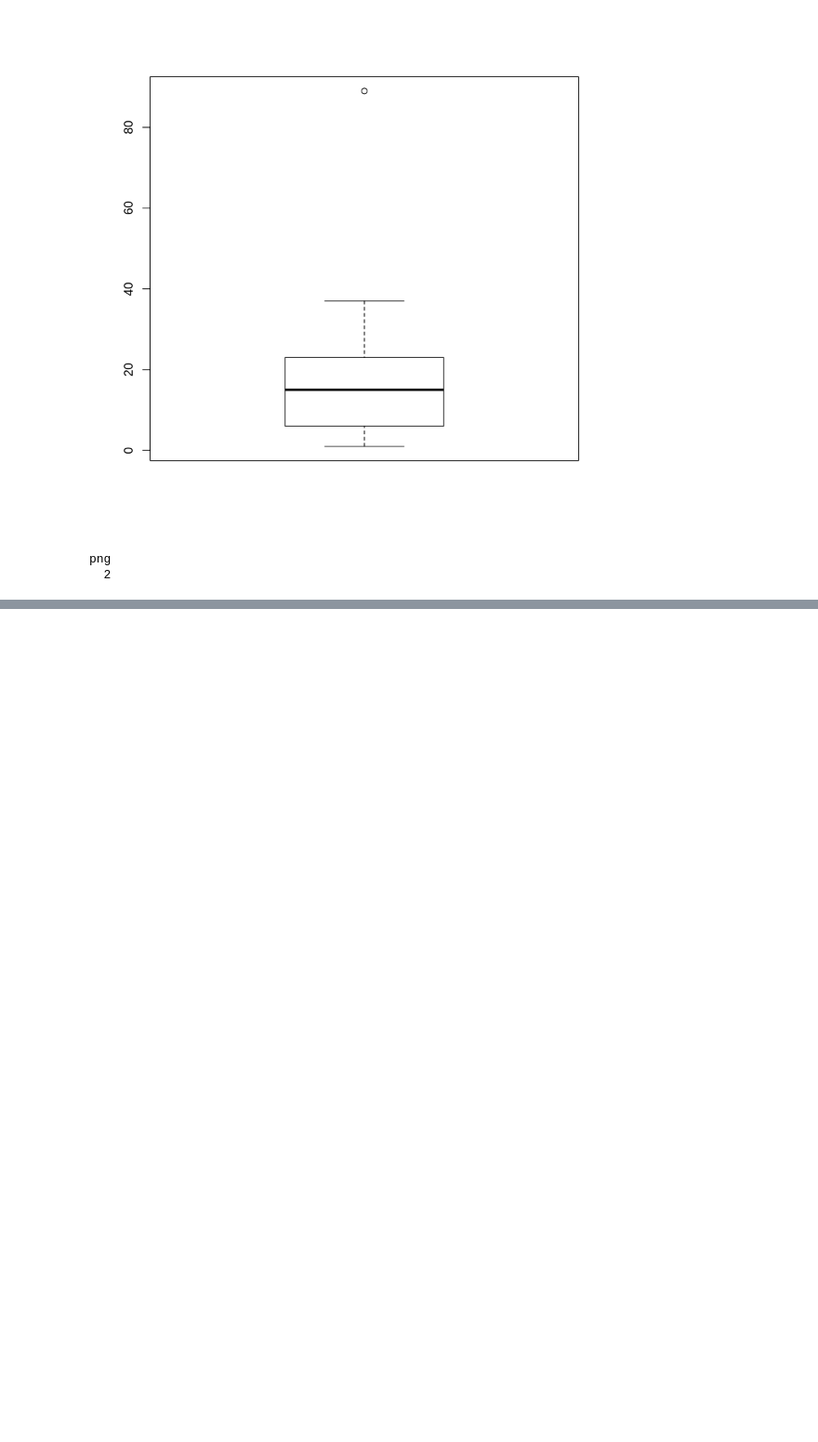
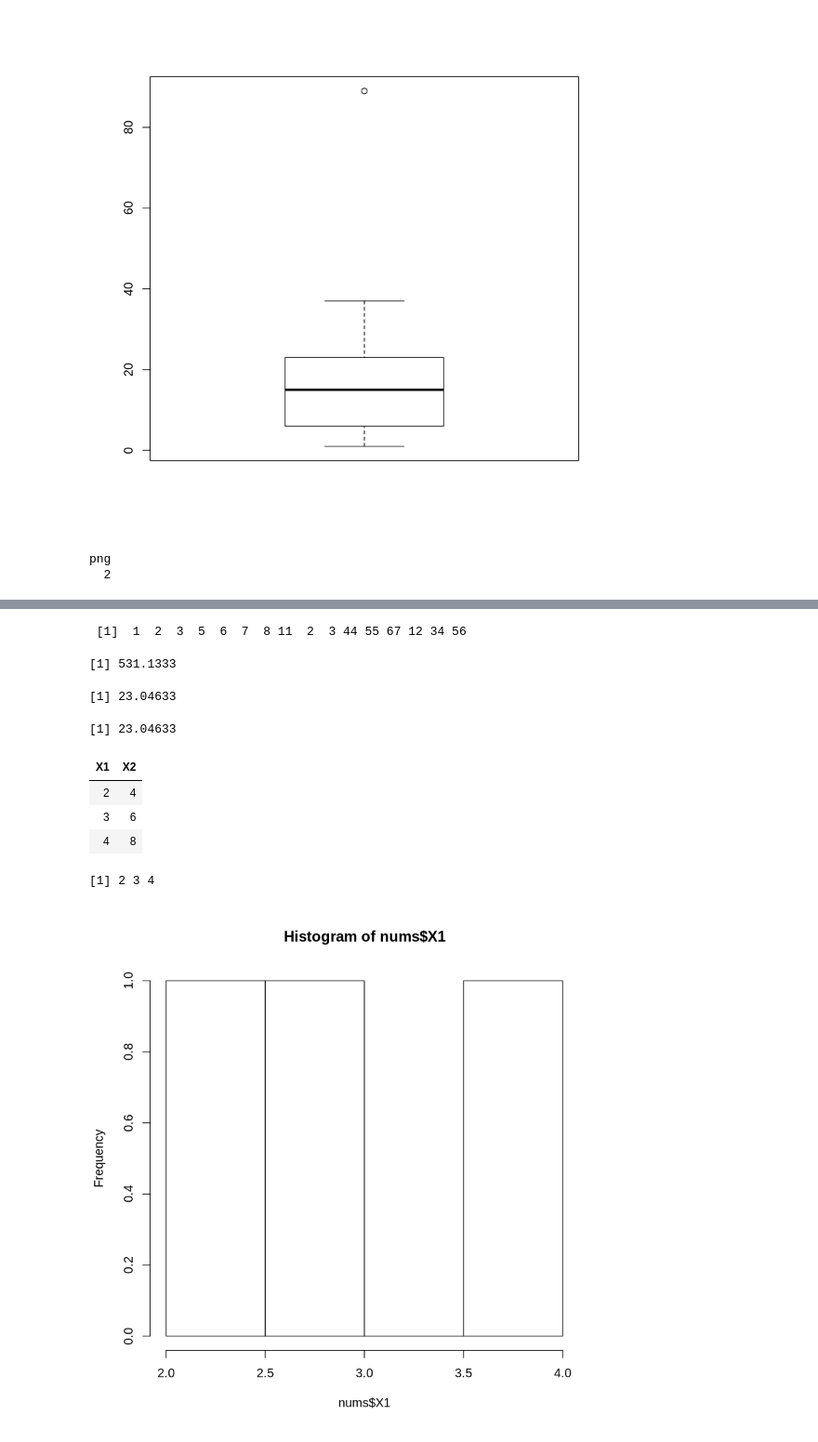
Before and after one commit to caiobarretta/Alura, a Jupyter notebook: Data Science/Estatística/Estatística I Entenda seus dados com R/Estatística I Entenda seus dados com R.ipynb, the cells around one changed output, grey strips where cells are left out. Shown at 93% size. Cells and saved outputs as stored; diff of their text form; code cells hidden in the pictures; blank space fills up the shorter version.

```diff
--- a/Data Science/Estatística/Estatística I Entenda seus dados com R/Estatística I Entenda seus dados com R.ipynb
+++ b/Data Science/Estatística/Estatística I Entenda seus dados com R/Estatística I Entenda seus dados com R.ipynb
@@ -113,0 +111,9 @@ png
+# %%
+numeros <- c(1, 2, 3, 5, 6, 7, 8, 11, 2, 3, 44, 55, 67, 12, 34, 56)
+numeros
+# %% [output]
+ [1]  1  2  3  5  6  7  8 11  2  3 44 55 67 12 34 56
+# %%
+var(numeros)
+# %% [output]
+[1] 531.1333
@@ -113,0 +122,24 @@ png
+# %%
+sqrt(variancia)
+# %% [output]
+[1] 23.04633
+# %%
+sd(numeros)
+# %% [output]
+[1] 23.04633
+# %%
+nums <- read.csv(file="dados/numeros.csv")
+nums
+# %% [output]
+| X1 | X2 |
+| 2 | 4 |
+| 3 | 6 |
+| 4 | 8 |
+# %%
+nums$X1
+# %% [output]
+[1] 2 3 4
+# %%
+hist(nums$X1)
+# %% [output]
+[figure, added]
```
Also changed, not shown: parts of 2 cells of this notebook, 1 other file.
